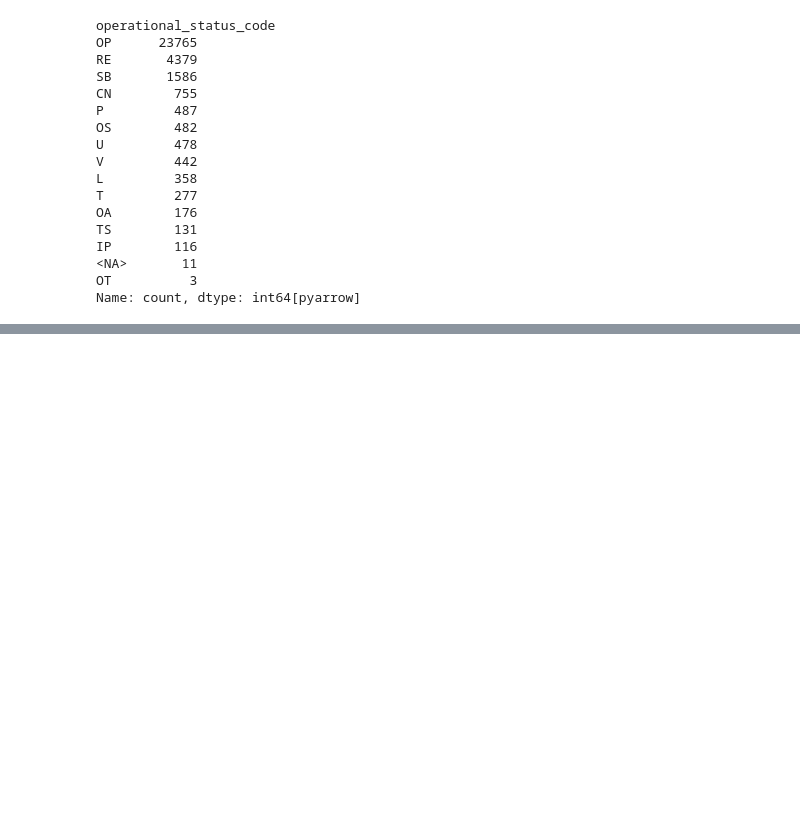
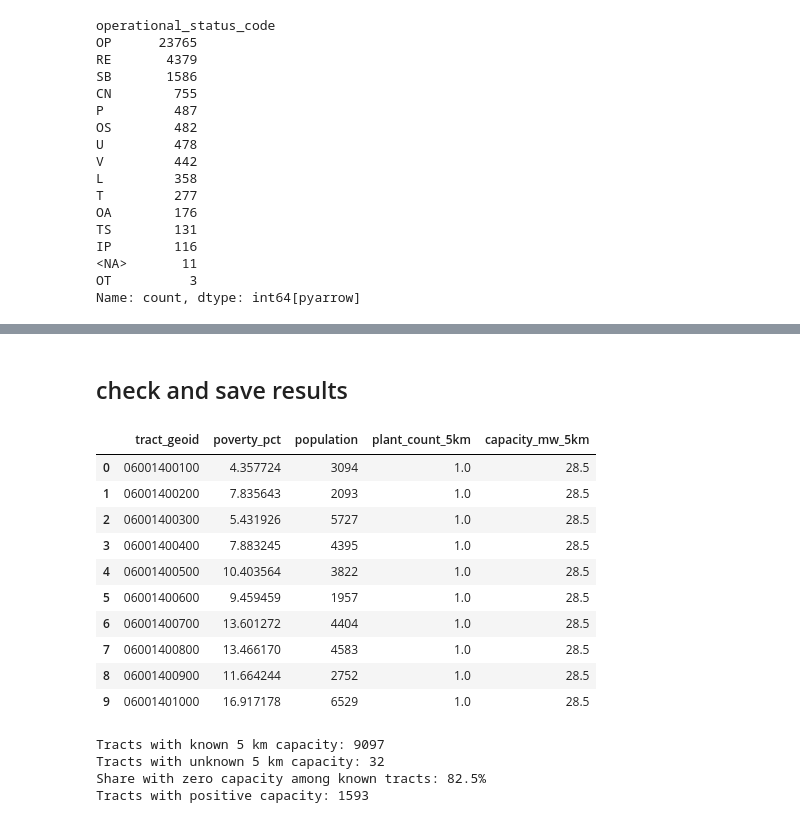
Before and after one commit to pstajvidi/self-generation-analysis, a Jupyter notebook: DataCleaning.ipynb, the cells around one changed output, grey strips where cells are left out. Cells and saved outputs as stored; diff of their text form; code cells hidden in the pictures; blank space fills up the shorter version.

```diff
--- a/DataCleaning.ipynb
+++ b/DataCleaning.ipynb
@@ -240,0 +474,42 @@ Name: count, dtype: int64[pyarrow]
+# %% [markdown]
+## check and save results
+# %%
+# Increasing the radius should only add plants.
+counts = tract_results.loc[
+    has_center.to_numpy(), ["plant_count_2km", "plant_count_5km", "plant_count_10km"]
+]
+assert (counts["plant_count_2km"] <= counts["plant_count_5km"]).all()
+assert (counts["plant_count_5km"] <= counts["plant_count_10km"]).all()
+
+display(
+    tract_results[
+        ["tract_geoid", "poverty_pct", "population",
+         "plant_count_5km", "capacity_mw_5km"]
+    ].head(10)
+)
+
+mw = tract_results["capacity_mw_5km"].dropna()
+print("Tracts with known 5 km capacity:", len(mw))
+print("Tracts with unknown 5 km capacity:", tract_results["capacity_mw_5km"].isna().sum())
+
+if len(mw):
+    print(f"Share with zero capacity among known tracts: {mw.eq(0).mean():.1%}")
+    print("Tracts with positive capacity:", mw.gt(0).sum())
+
+tract_results.to_parquet(out / "tract_selfgen_proximity_06_2023.parquet", index=False)
+# %% [output]
+|  | tract_geoid | poverty_pct | population | plant_count_5km | capacity_mw_5km |
+| 0 | 06001400100 | 4.357724 | 3094 | 1.0 | 28.5 |
+| 1 | 06001400200 | 7.835643 | 2093 | 1.0 | 28.5 |
+| 2 | 06001400300 | 5.431926 | 5727 | 1.0 | 28.5 |
+| 3 | 06001400400 | 7.883245 | 4395 | 1.0 | 28.5 |
+| 4 | 06001400500 | 10.403564 | 3822 | 1.0 | 28.5 |
+| 5 | 06001400600 | 9.459459 | 1957 | 1.0 | 28.5 |
+| 6 | 06001400700 | 13.601272 | 4404 | 1.0 | 28.5 |
+| 7 | 06001400800 | 13.466170 | 4583 | 1.0 | 28.5 |
+| 8 | 06001400900 | 11.664244 | 2752 | 1.0 | 28.5 |
+| 9 | 06001401000 | 16.917178 | 6529 | 1.0 | 28.5 |
+Tracts with known 5 km capacity: 9097
+Tracts with unknown 5 km capacity: 32
+Share with zero capacity among known tracts: 82.5%
+Tracts with positive capacity: 1593
```
Also changed, not shown: parts of 12 cells of this notebook, 2 other files.
